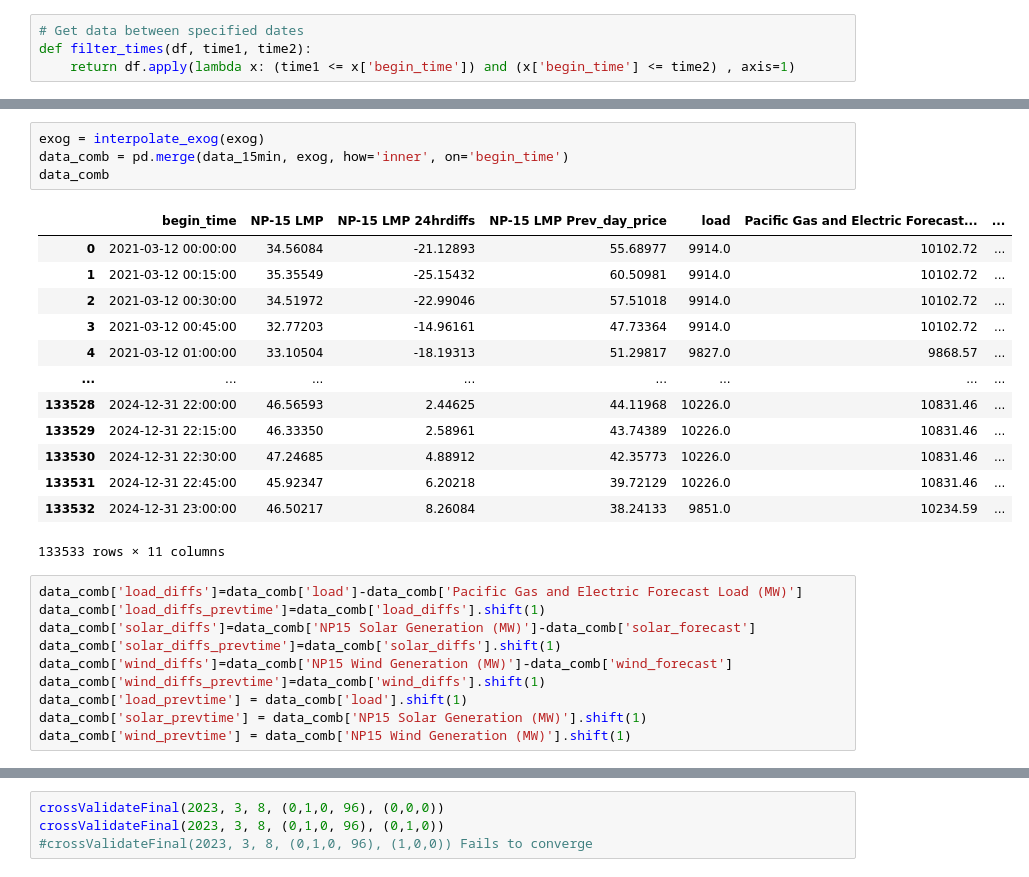
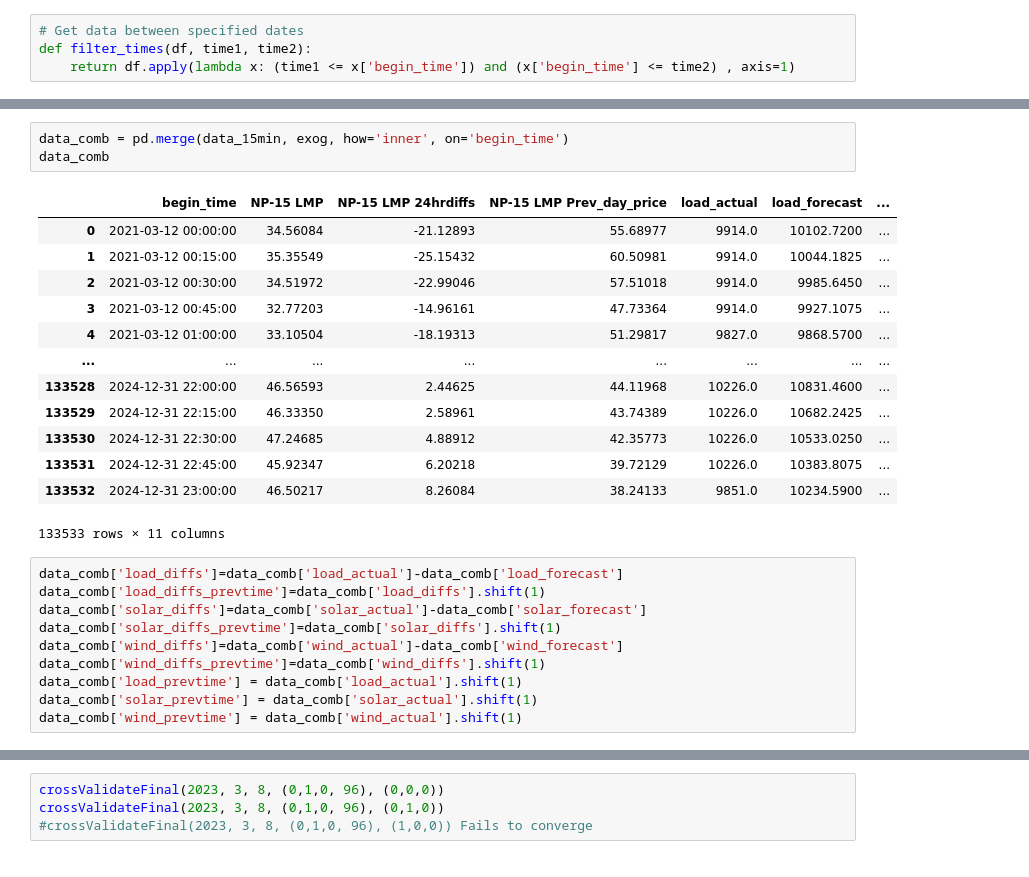
Before and after one commit to shabarishch/PowerPrices, a Jupyter notebook: modeling_exog.ipynb, the cells around one changed output, grey strips where cells are left out. Saved outputs shown, nothing was run; the diff lists cells and outputs as text.

```diff
--- a/modeling_exog.ipynb
+++ b/modeling_exog.ipynb
@@ -64,31 +53,30 @@ def interpolate_exog(df):
 # %%
-exog = interpolate_exog(exog)
 data_comb = pd.merge(data_15min, exog, how='inner', on='begin_time')
 data_comb
 # %% [output]
-|  | begin_time | NP-15 LMP | NP-15 LMP 24hrdiffs | NP-15 LMP Prev_day_price | load | Pacific Gas and Electric Forecast... | ... |
-| 0 | 2021-03-12 00:00:00 | 34.56084 | -21.12893 | 55.68977 | 9914.0 | 10102.72 | ... |
-| 1 | 2021-03-12 00:15:00 | 35.35549 | -25.15432 | 60.50981 | 9914.0 | 10102.72 | ... |
-| 2 | 2021-03-12 00:30:00 | 34.51972 | -22.99046 | 57.51018 | 9914.0 | 10102.72 | ... |
-| 3 | 2021-03-12 00:45:00 | 32.77203 | -14.96161 | 47.73364 | 9914.0 | 10102.72 | ... |
-| 4 | 2021-03-12 01:00:00 | 33.10504 | -18.19313 | 51.29817 | 9827.0 | 9868.57 | ... |
+|  | begin_time | NP-15 LMP | NP-15 LMP 24hrdiffs | NP-15 LMP Prev_day_price | load_actual | load_forecast | ... |
+| 0 | 2021-03-12 00:00:00 | 34.56084 | -21.12893 | 55.68977 | 9914.0 | 10102.7200 | ... |
+| 1 | 2021-03-12 00:15:00 | 35.35549 | -25.15432 | 60.50981 | 9914.0 | 10044.1825 | ... |
+| 2 | 2021-03-12 00:30:00 | 34.51972 | -22.99046 | 57.51018 | 9914.0 | 9985.6450 | ... |
+| 3 | 2021-03-12 00:45:00 | 32.77203 | -14.96161 | 47.73364 | 9914.0 | 9927.1075 | ... |
+| 4 | 2021-03-12 01:00:00 | 33.10504 | -18.19313 | 51.29817 | 9827.0 | 9868.5700 | ... |
 | ... | ... | ... | ... | ... | ... | ... | ... |
-| 133528 | 2024-12-31 22:00:00 | 46.56593 | 2.44625 | 44.11968 | 10226.0 | 10831.46 | ... |
-| 133529 | 2024-12-31 22:15:00 | 46.33350 | 2.58961 | 43.74389 | 10226.0 | 10831.46 | ... |
-| 133530 | 2024-12-31 22:30:00 | 47.24685 | 4.88912 | 42.35773 | 10226.0 | 10831.46 | ... |
-| 133531 | 2024-12-31 22:45:00 | 45.92347 | 6.20218 | 39.72129 | 10226.0 | 10831.46 | ... |
-| 133532 | 2024-12-31 23:00:00 | 46.50217 | 8.26084 | 38.24133 | 9851.0 | 10234.59 | ... |
+| 133528 | 2024-12-31 22:00:00 | 46.56593 | 2.44625 | 44.11968 | 10226.0 | 10831.4600 | ... |
+| 133529 | 2024-12-31 22:15:00 | 46.33350 | 2.58961 | 43.74389 | 10226.0 | 10682.2425 | ... |
+| 133530 | 2024-12-31 22:30:00 | 47.24685 | 4.88912 | 42.35773 | 10226.0 | 10533.0250 | ... |
+| 133531 | 2024-12-31 22:45:00 | 45.92347 | 6.20218 | 39.72129 | 10226.0 | 10383.8075 | ... |
+| 133532 | 2024-12-31 23:00:00 | 46.50217 | 8.26084 | 38.24133 | 9851.0 | 10234.5900 | ... |
 133533 rows × 11 columns
 # %%
-data_comb['load_diffs']=data_comb['load']-data_comb['Pacific Gas and Electric Forecast Load (MW)']
+data_comb['load_diffs']=data_comb['load_actual']-data_comb['load_forecast']
 data_comb['load_diffs_prevtime']=data_comb['load_diffs'].shift(1)
-data_comb['solar_diffs']=data_comb['NP15 Solar Generation (MW)']-data_comb['solar_forecast']
+data_comb['solar_diffs']=data_comb['solar_actual']-data_comb['solar_forecast']
 data_comb['solar_diffs_prevtime']=data_comb['solar_diffs'].shift(1)
-data_comb['wind_diffs']=data_comb['NP15 Wind Generation (MW)']-data_comb['wind_forecast']
+data_comb['wind_diffs']=data_comb['wind_actual']-data_comb['wind_forecast']
 data_comb['wind_diffs_prevtime']=data_comb['wind_diffs'].shift(1)
-data_comb['load_prevtime'] = data_comb['load'].shift(1)
-data_comb['solar_prevtime'] = data_comb['NP15 Solar Generation (MW)'].shift(1)
-data_comb['wind_prevtime'] = data_comb['NP15 Wind Generation (MW)'].shift(1)
+data_comb['load_prevtime'] = data_comb['load_actual'].shift(1)
+data_comb['solar_prevtime'] = data_comb['solar_actual'].shift(1)
+data_comb['wind_prevtime'] = data_comb['wind_actual'].shift(1)
 # %%
 data_train=data_comb.iloc[:106826]
 data_train
```
Also changed, not shown: parts of 12 cells of this notebook.
